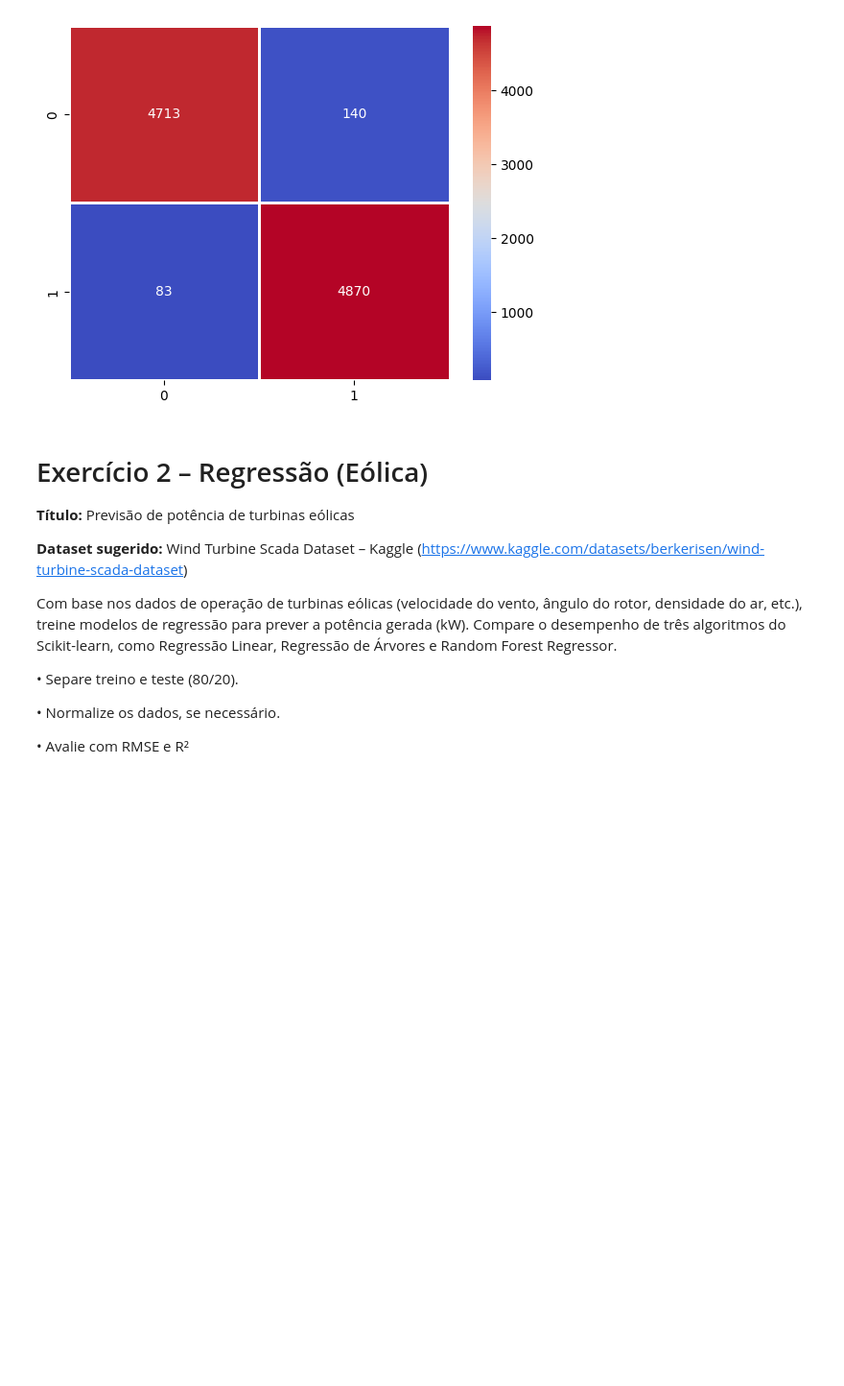
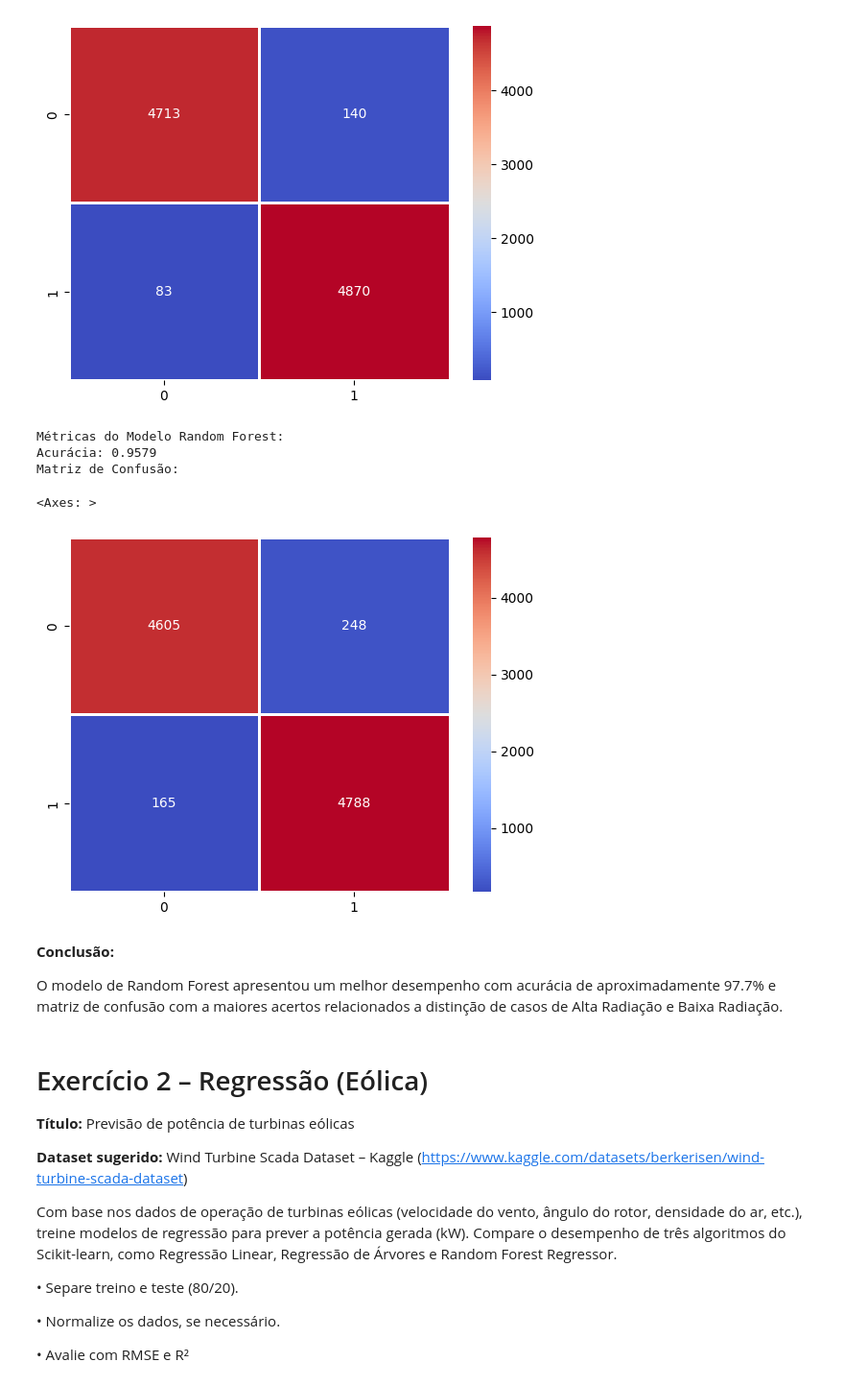
Before and after one commit to jumarques03/SERS, a Jupyter notebook: CP02_002_SERS.ipynb, the cells around one changed output. Shown at 96% size. Saved outputs shown, nothing was run; the diff lists cells and outputs as text; code cells hidden in the pictures; blank space fills up the shorter version.

```diff
--- a/CP02_002_SERS.ipynb
+++ b/CP02_002_SERS.ipynb
@@ -189,3 +161,46 @@ print(f"Acurácia do SVM (com kernel RBF): {acc_svm:.4f}")
+# %%
+from sklearn.svm import SVC
+from sklearn.metrics import accuracy_score
+from sklearn.preprocessing import StandardScaler
+
+X = df.drop(['Nível de Radiação', 'Radiation'], axis=1)   # Remove a coluna 'Radiation' para não dar as "respostas"
+
+# y é a variável que queremos prever
+y = df['Nível de Radiação']
+
+X_train, X_test, y_train, y_test = train_test_split(X, y, test_size=0.3, random_state=42)
+
+scaler = StandardScaler()
+scaler.fit(X_train)
+
+X_train_scaled = scaler.transform(X_train)
+X_test_scaled = scaler.transform(X_test)
+
+
+svm_model = SVC(random_state=42)
+
+# Treinar o modelo
+svm_model.fit(X_train_scaled, y_train)
+
+y_pred= svm_model.predict(X_test_scaled)
+
+acc = accuracy_score(y_test, y_pred)
+cm = confusion_matrix(y_test, y_pred)
+
+print("Métricas do Modelo Random Forest:")
+print(f"Acurácia: {acc:.4f}")  # É a porcentagem de previsões que o modelo acertou.
+print("Matriz de Confusão:")
+sns.heatmap(cm, cmap='coolwarm', annot=True, linewidth=1, fmt='d')
+# %% [output]
+Métricas do Modelo Random Forest:
+Acurácia: 0.9579
+Matriz de Confusão:
+<Axes: >
+[figure, added]
+# %% [markdown]
+**Conclusão:**
+
+O modelo de Random Forest apresentou um melhor desempenho com acurácia de aproximadamente 97.7% e matriz de confusão com a maiores acertos relacionados a distinção de casos de Alta Radiação e Baixa Radiação.
 # %% [markdown]
 # Exercício 2 – Regressão (Eólica)
 **Título:** Previsão de potência de turbinas eólicas
```
Also changed, not shown: parts of 2 cells of this notebook.
